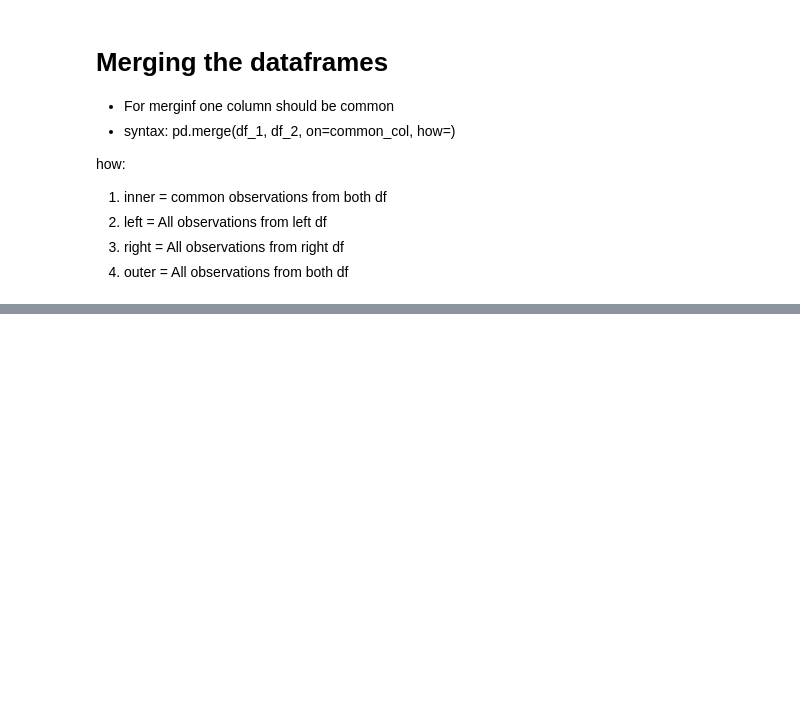
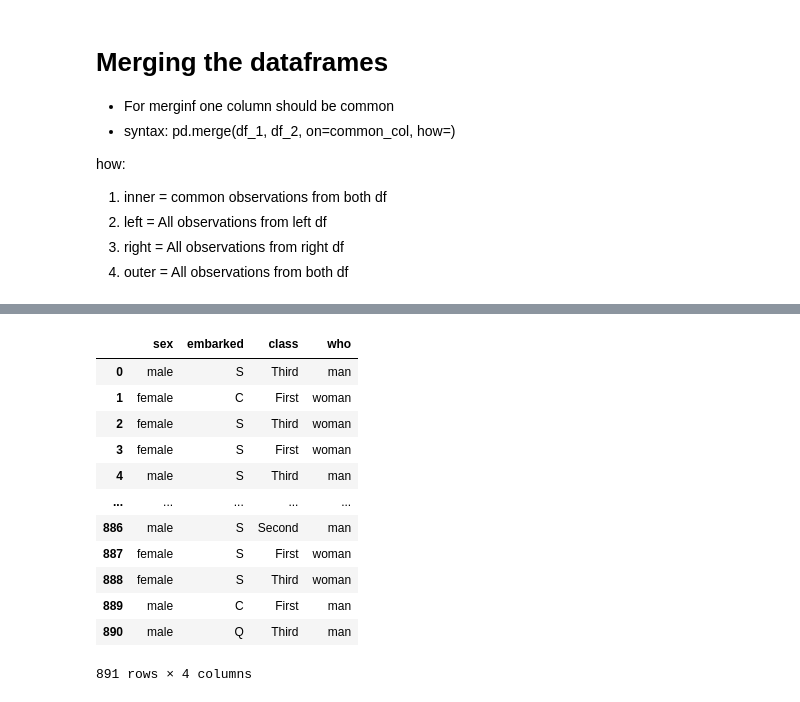
Before and after one commit to iampawankc/NLP, a Jupyter notebook: Libraries/pandas_df.ipynb, the cells around one changed output, grey strips where cells are left out. Cells and saved outputs as stored; diff of their text form; code cells hidden in the pictures; blank space fills up the shorter version.

```diff
--- a/Libraries/pandas_df.ipynb
+++ b/Libraries/pandas_df.ipynb
@@ -929,0 +1189,19 @@ how:
+# %%
+# Split dataset into 2 based on numeric value and obkect column
+
+ti_ds.select_dtypes('number')
+ti_ds.select_dtypes('object')
+# %% [output]
+|  | sex | embarked | class | who |
+| 0 | male | S | Third | man |
+| 1 | female | C | First | woman |
+| 2 | female | S | Third | woman |
+| 3 | female | S | First | woman |
+| 4 | male | S | Third | man |
+| ... | ... | ... | ... | ... |
+| 886 | male | S | Second | man |
+| 887 | female | S | First | woman |
+| 888 | female | S | Third | woman |
+| 889 | male | C | First | man |
+| 890 | male | Q | Third | man |
+891 rows × 4 columns
```
Also changed, not shown: parts of 34 cells of this notebook.
